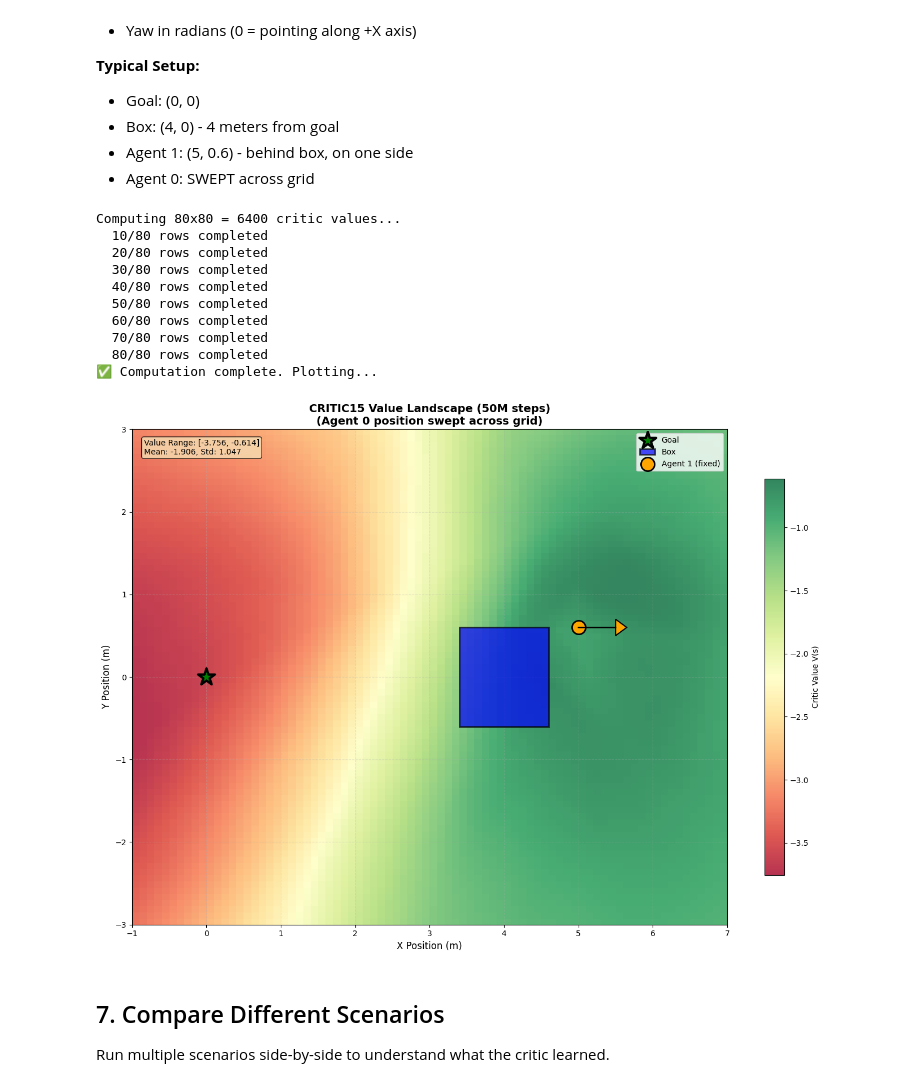
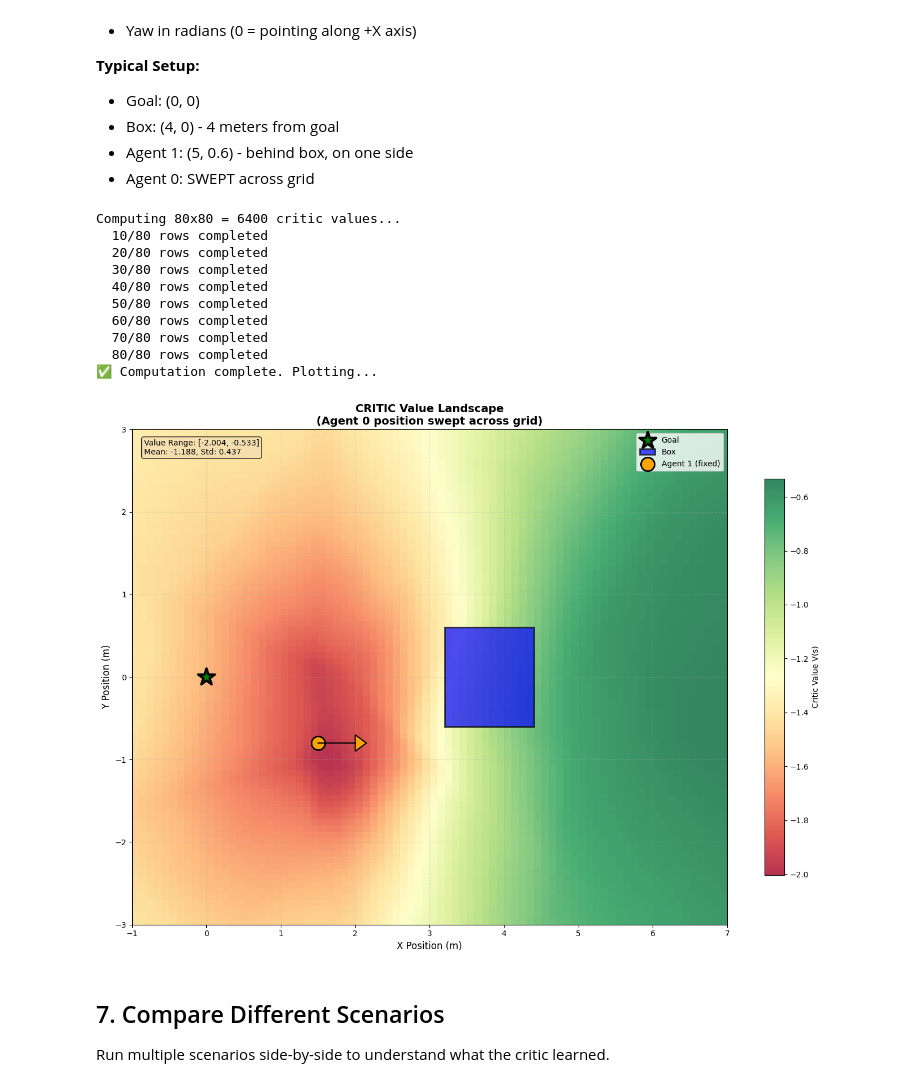
Before and after one commit to alexei-erm/heterogeneous-MAPush, a Jupyter notebook: notebooks/visualize_critic_values.ipynb, the cells around one changed output. Drawn from its saved outputs; the diff is of its cells as text; code cells hidden in the pictures.

Commit message:
reward_scale_testing flag for critic15

```diff
--- a/notebooks/visualize_critic_values.ipynb
+++ b/notebooks/visualize_critic_values.ipynb
@@ -43,14 +43,14 @@ from gym import spaces
 # ============================================
 # UPDATE THIS PATH TO YOUR CHECKPOINT
 # ============================================
-checkpoint_path = "/home/gvlab/new-universal-MAPush/results/mapush/go1push_mid/happo/critic14/seed-00007-2026-01-06-22-31-46/checkpoints/200M/critic_agent.pt"
+checkpoint_path = "/home/gvlab/new-universal-MAPush/results/mapush/go1push_mid/happo/critic15/seed-00007-2026-01-07-19-02-01/checkpoints/200M/critic_agent.pt"
 
 # Load critic
 device = "cpu"  # Use CPU for visualization (faster for single queries)
 
 # Create VNet with ALL required args (matching HARL training config)
 args = {
-    'hidden_sizes': [256, 256, 128, 64],  # FIXED: Actual architecture from checkpoint
+    'hidden_sizes': [256, 256, 128],  # FIXED: Actual architecture from checkpoint
     'initialization_method': 'orthogonal_',
     'use_naive_recurrent_policy': False,
     'use_recurrent_policy': False,
@@ -428,11 +428,11 @@ Expected for MAPush 2-agent: [batch_size, 17]
 goal_pos = np.array([0.0, 0.0])
 
 # Box position and orientation
-box_pos = np.array([4.0, 0.0])  # 4m from goal
+box_pos = np.array([3.8, 0.0])  # x m from goal
 box_yaw = 0.0                    # radians (0 = aligned with X axis)
 
 # Agent 1 position and orientation (FIXED)
-agent1_pos = np.array([5.0, 0.6])  # Behind box, on right side
+agent1_pos = np.array([1.5, -0.8])  # Behind box, on right side
 agent1_yaw = 0.0                    # radians
 
 # Agent 0 yaw (position is SWEPT across grid)
@@ -445,35 +445,35 @@ y_range = [-3, 3]   # ±3m lateral
 # Resolution (higher = slower but more detailed)
 resolution = 80  # 80x80 = 6,400 queries (takes ~30 sec on CPU)
 
 # ============================================
 # RUN VISUALIZATION
 # ============================================
 
 value_grid = plot_value_heatmap(
     critic=critic,
     box_pos=box_pos,
     box_yaw=box_yaw,
     goal_pos=goal_pos,
     agent1_pos=agent1_pos,
     agent1_yaw=agent1_yaw,
     agent0_yaw=agent0_yaw,
     x_range=x_range,
     y_range=y_range,
     resolution=resolution,
-    title="CRITIC15 Value Landscape (50M steps)"
+    title="CRITIC Value Landscape"
 )
 # %% [output]
 Computing 80x80 = 6400 critic values...
   10/80 rows completed
   20/80 rows completed
   30/80 rows completed
   40/80 rows completed
   50/80 rows completed
   60/80 rows completed
   70/80 rows completed
   80/80 rows completed
 ✅ Computation complete. Plotting...
-[figure, old version]
+[figure, new version]
 # %% [markdown]
 ## 7. Compare Different Scenarios
 
```
Also changed, not shown: parts of 2 cells of this notebook, 6 other files.
